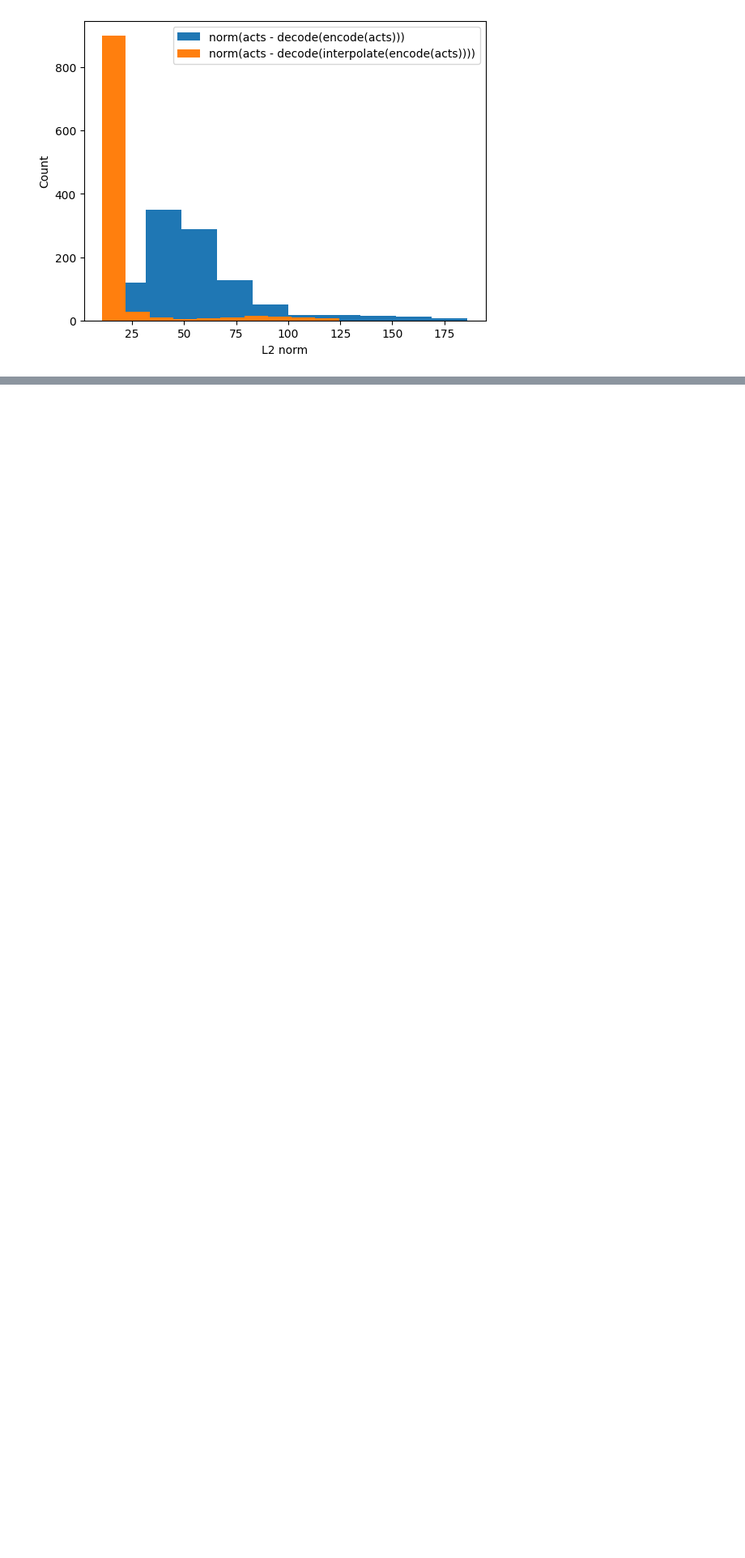
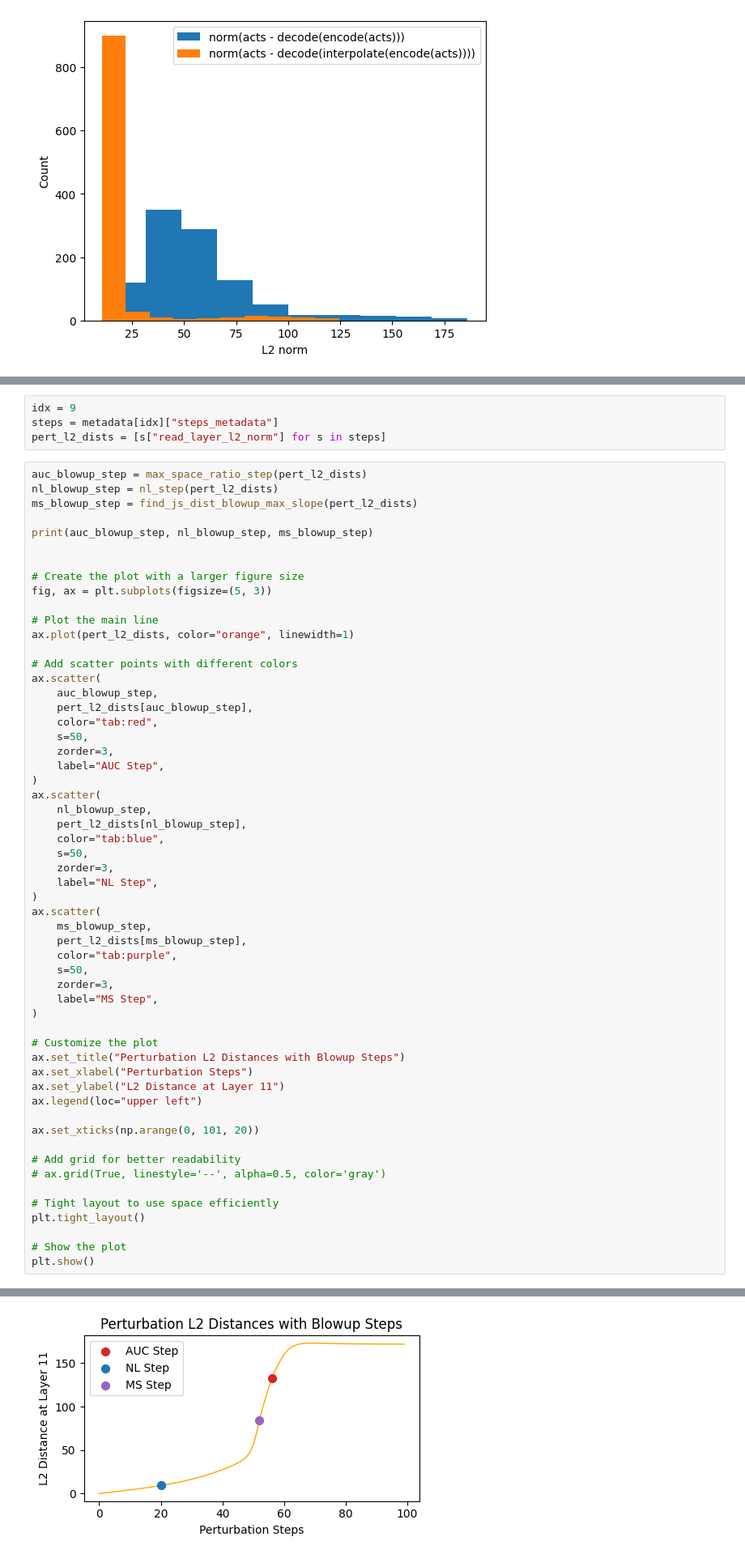
Before and after one commit to jettjaniak/teren, a Jupyter notebook: notebooks/ad_hoc_experiments.ipynb, the cells around one changed output, grey strips where cells are left out. Shown at 81% size. Cells and saved outputs as stored; diff of their text form; blank space fills up the shorter version.

```diff
--- a/notebooks/ad_hoc_experiments.ipynb
+++ b/notebooks/ad_hoc_experiments.ipynb
@@ -198,0 +393,61 @@ plt.show()
+# %%
+idx = 9
+steps = metadata[idx]["steps_metadata"]
+pert_l2_dists = [s["read_layer_l2_norm"] for s in steps]
+# %%
+auc_blowup_step = max_space_ratio_step(pert_l2_dists)
+nl_blowup_step = nl_step(pert_l2_dists)
+ms_blowup_step = find_js_dist_blowup_max_slope(pert_l2_dists)
+
+print(auc_blowup_step, nl_blowup_step, ms_blowup_step)
+
+
+# Create the plot with a larger figure size
+fig, ax = plt.subplots(figsize=(5, 3))
+
+# Plot the main line
+ax.plot(pert_l2_dists, color="orange", linewidth=1)
+
+# Add scatter points with different colors
+ax.scatter(
+    auc_blowup_step,
+    pert_l2_dists[auc_blowup_step],
+    color="tab:red",
+    s=50,
+    zorder=3,
+    label="AUC Step",
+)
+ax.scatter(
+    nl_blowup_step,
+    pert_l2_dists[nl_blowup_step],
+    color="tab:blue",
+    s=50,
+    zorder=3,
+    label="NL Step",
+)
+ax.scatter(
+    ms_blowup_step,
+    pert_l2_dists[ms_blowup_step],
+    color="tab:purple",
+    s=50,
+    zorder=3,
+    label="MS Step",
+)
+
+# Customize the plot
+ax.set_title("Perturbation L2 Distances with Blowup Steps")
+ax.set_xlabel("Perturbation Steps")
+ax.set_ylabel("L2 Distance at Layer 11")
+ax.legend(loc="upper left")
+
+ax.set_xticks(np.arange(0, 101, 20))
+
+# Add grid for better readability
+# ax.grid(True, linestyle='--', alpha=0.5, color='gray')
+
+# Tight layout to use space efficiently
+plt.tight_layout()
+
+# Show the plot
+plt.show()
+# %% [output]
@@ -198,0 +455 @@ plt.show()
+[figure, added]
```
Also changed, not shown: parts of 9 cells of this notebook, 5 other files.
